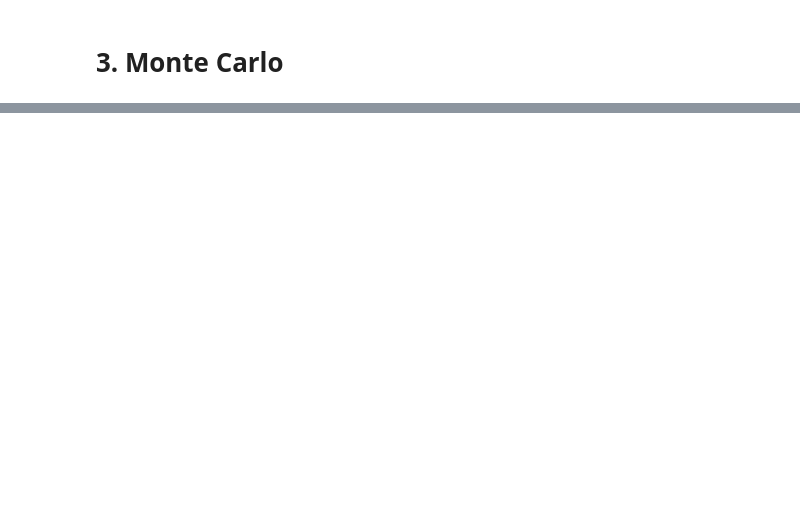
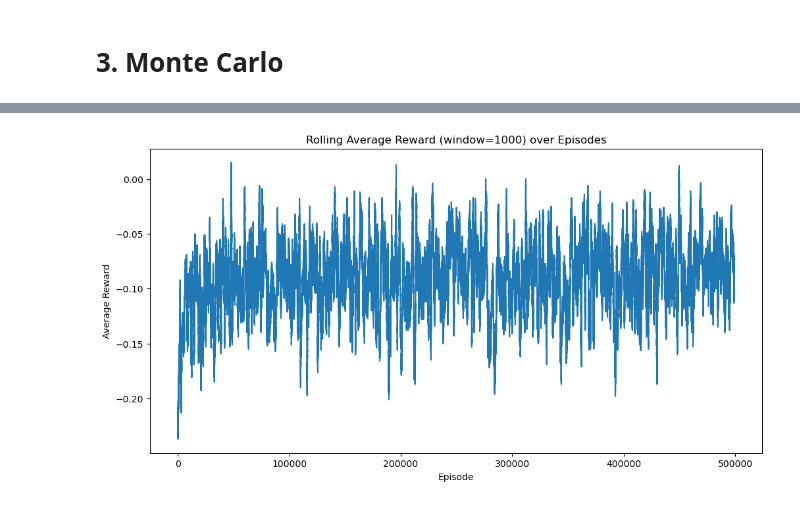
Before and after one commit to joanaramosrodrigues/ReinforcementLearning_Project, a Jupyter notebook: Blackjack.ipynb, the cells around one changed output, grey strips where cells are left out. Drawn from its saved outputs; the diff is of its cells as text; code cells hidden in the pictures; blank space fills up the shorter version.

```diff
--- a/Blackjack.ipynb
+++ b/Blackjack.ipynb
@@ -402,0 +406,10 @@ plt.show()
+# %%
+env = gym.make("Blackjack-v1")
+
+num_episodes = 500_000
+gamma = 1.0
+epsilon = 0.1
+
+returns_sum = defaultdict(float)
+returns_count = defaultdict(float)
+Q = defaultdict(lambda: np.zeros(env.action_space.n))
@@ -402,0 +418,6 @@ plt.show()
+# %%
+def epsilon_greedy_policy(Q, state, nA, epsilon):
+    if np.random.rand() < epsilon:
+        return np.random.choice(nA)
+    else:
+        return np.argmax(Q[state])
@@ -402,0 +468,2 @@ plt.show()
+# %%
+Q_mc, mc_rewards = monte_carlo_control(env, num_episodes, gamma=1.0, epsilon=0.1)
@@ -402,0 +536,13 @@ plt.show()
+# %%
+# Plot rolling average of rewards
+window = 1000
+rolling_avg = np.convolve(mc_rewards, np.ones(window)/window, mode='valid')
+
+plt.figure(figsize=(12,6))
+plt.plot(rolling_avg)
+plt.title(f"Rolling Average Reward (window={window}) over Episodes")
+plt.xlabel("Episode")
+plt.ylabel("Average Reward")
+plt.show()
+# %% [output]
+[figure, added]
```
Also changed, not shown: parts of 35 cells of this notebook.
